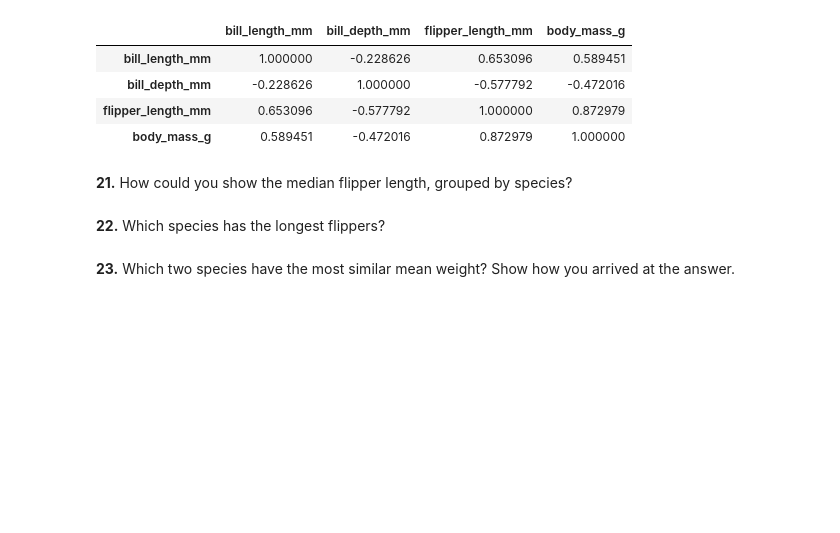
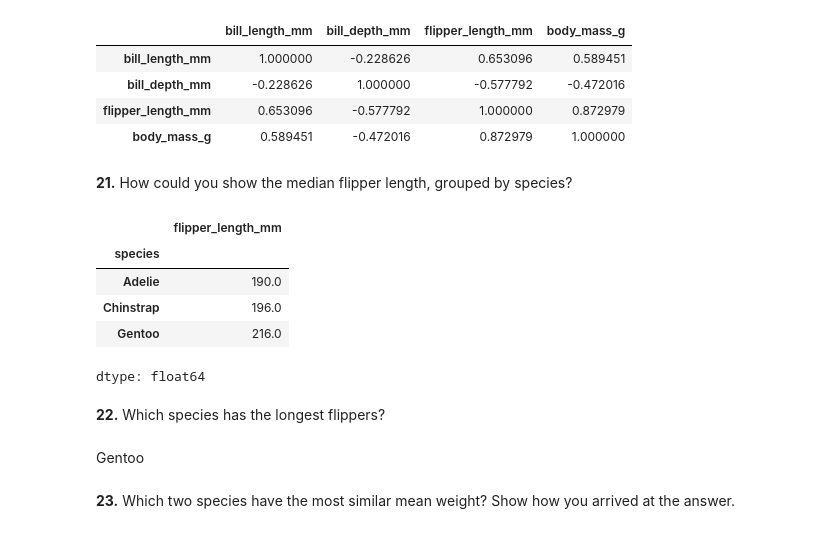
Before and after one commit to vrmelox/python_strike_for_perfection, a Jupyter notebook: booksource/exercises/PandasExercises.ipynb, the cells around one changed output. Cells and saved outputs as stored; diff of their text form; code cells hidden in the pictures; blank space fills up the shorter version.

```diff
--- a/booksource/exercises/PandasExercises.ipynb
+++ b/booksource/exercises/PandasExercises.ipynb
@@ -227,8 +227,19 @@ corr
 | body_mass_g | 0.589451 | -0.472016 | 0.872979 | 1.000000 |
 # %% [markdown]
 **21.** How could you show the median flipper length, grouped by species?
+# %%
+df_penguins.groupby('species')['flipper_length_mm'].agg('median')
+# %% [output]
+|  | flipper_length_mm |
+| species |  |
+| Adelie | 190.0 |
+| Chinstrap | 196.0 |
+| Gentoo | 216.0 |
+dtype: float64
 # %% [markdown]
 **22.** Which species has the longest flippers?
+# %% [markdown]
+Gentoo
 # %% [markdown]
 **23.** Which two species have the most similar mean weight?  Show how you arrived at the answer.
 # %% [markdown]
```
